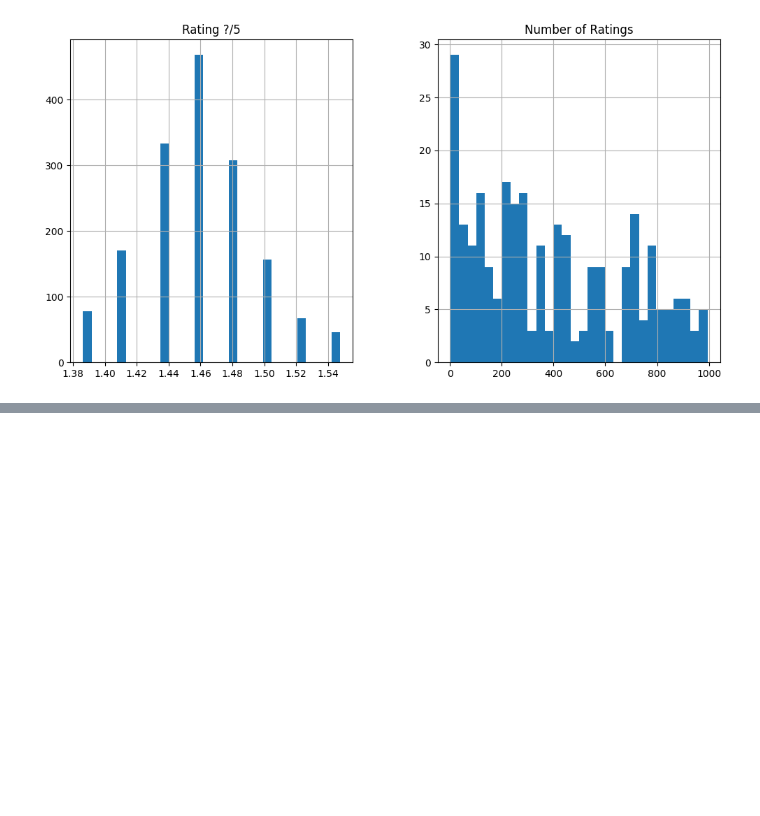
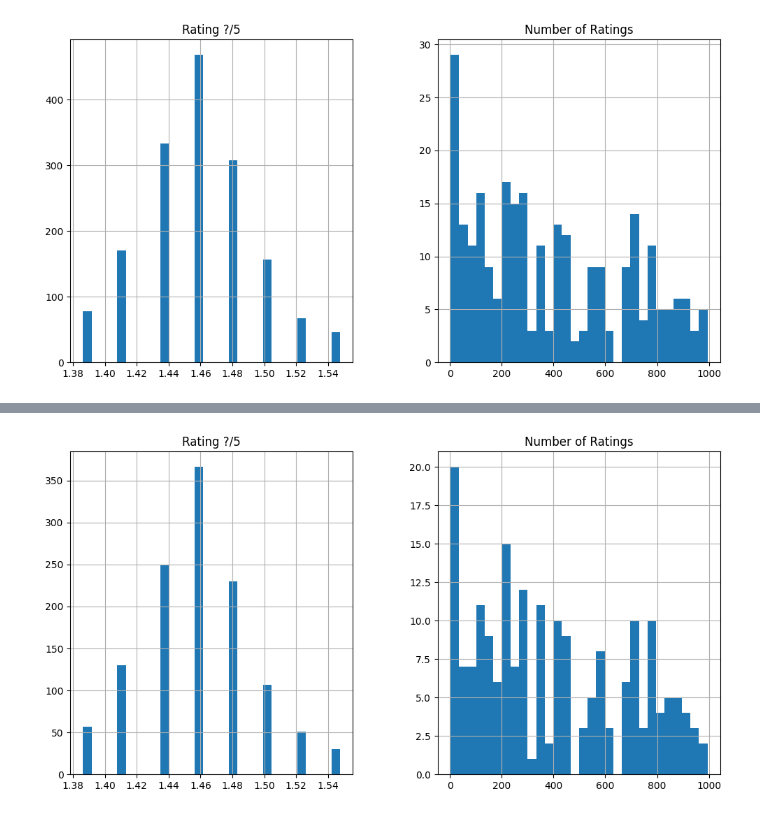
Before and after one commit to Kidar12/GDGoC_ML_Assignment-2, a Jupyter notebook: Dataset_MBP.ipynb, the cells around one changed output, grey strips where cells are left out. Cells and saved outputs as stored; diff of their text form; code cells hidden in the pictures; blank space fills up the shorter version.

```diff
--- a/Dataset_MBP.ipynb
+++ b/Dataset_MBP.ipynb
@@ -170,3 +170,10 @@ df_mbp[num].hist(bins=30, figsize=(12,6))
 plt.show()
 # %% [output]
 [figure]
+# %%
+x = df_mbp.drop('Price in INR', axis=1)
+y = df_mbp['Price in INR']
+
+x_train, x_test, y_train, y_test = train_test_split(x, y, test_size=0.25, random_state=42)
+
+x_train.shape, x_test.shape, y_train.shape, y_test.shape
@@ -172,0 +197,5 @@ plt.show()
+# %%
+x_train[num].hist(bins=30, figsize=(12,6))
+plt.show()
+# %% [output]
+[figure, added]
```
Also changed, not shown: parts of 17 cells of this notebook.
